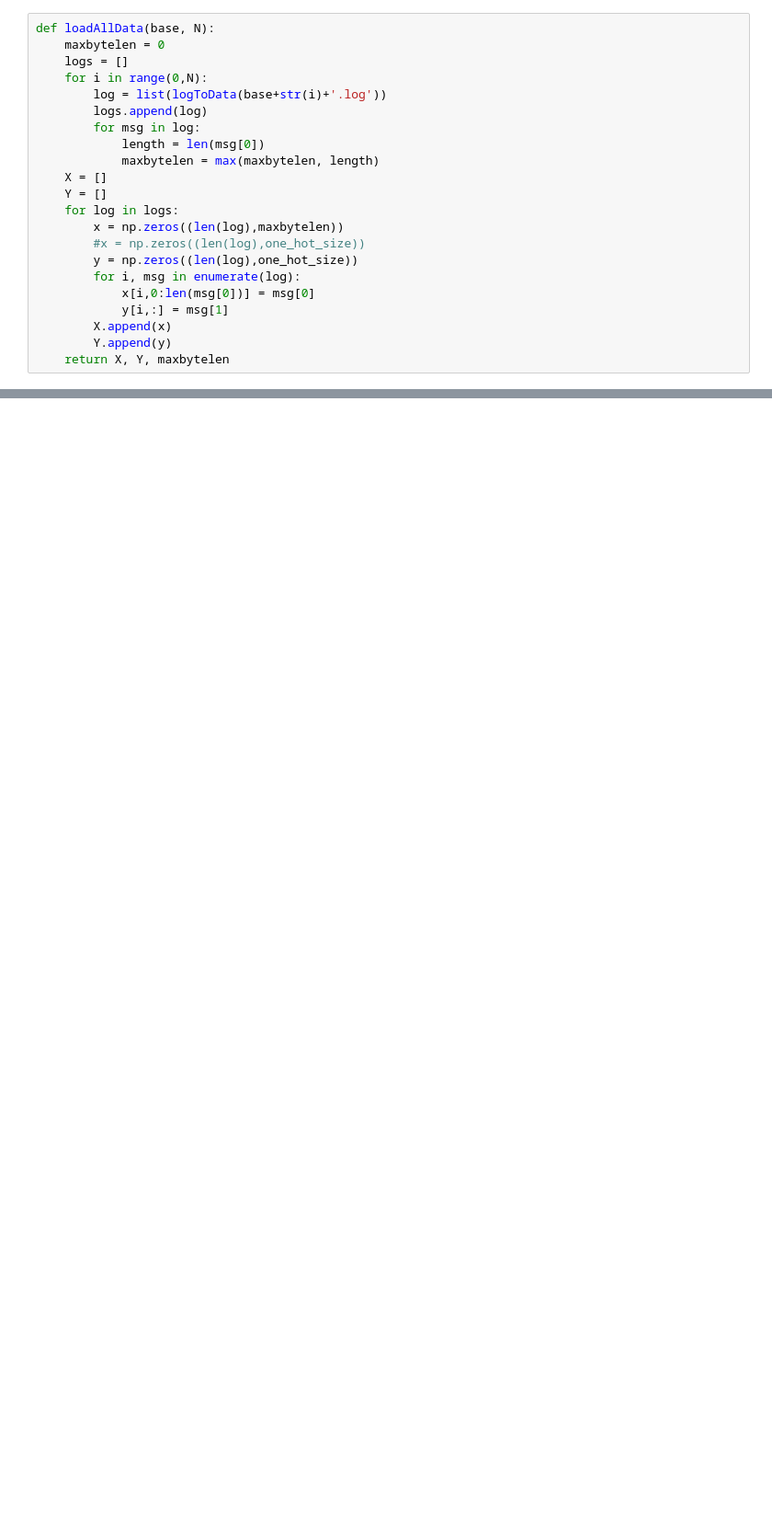
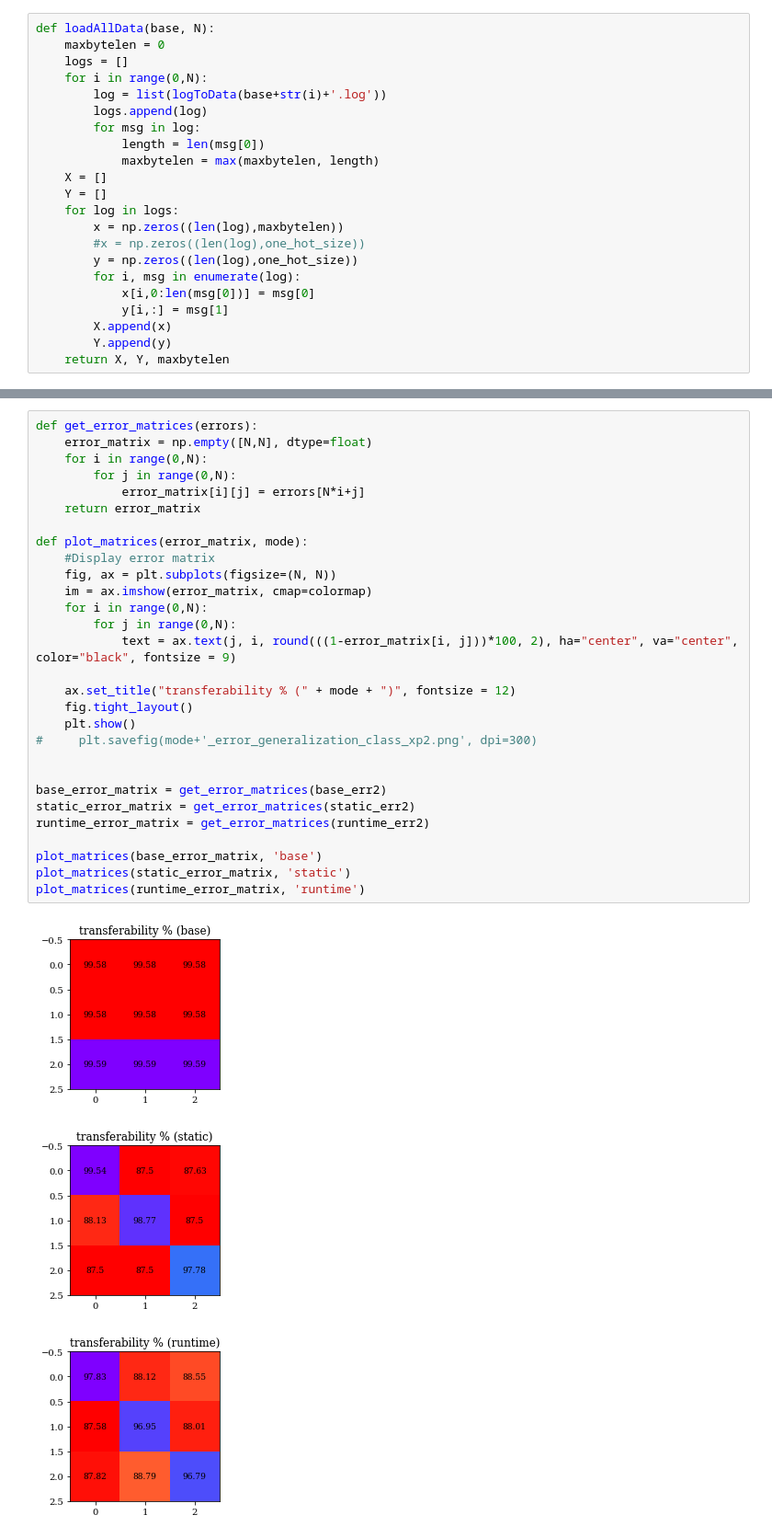
Before and after one commit to SINTEF-9012/thingml-diversifier, a Jupyter notebook: src/main/python/experiment1/tensorflow.ipynb, the cells around one changed output, grey strips where cells are left out. Shown at 92% size. Saved outputs shown, nothing was run; the diff lists cells and outputs as text; blank space fills up the shorter version.

```diff
--- a/src/main/python/experiment1/tensorflow.ipynb
+++ b/src/main/python/experiment1/tensorflow.ipynb
@@ -516,0 +560,33 @@ ValueError: No model found in config file.
+# %%
+def get_error_matrices(errors):
+    error_matrix = np.empty([N,N], dtype=float)
+    for i in range(0,N):
+        for j in range(0,N):
+            error_matrix[i][j] = errors[N*i+j]
+    return error_matrix
+
+def plot_matrices(error_matrix, mode):
+    #Display error matrix
+    fig, ax = plt.subplots(figsize=(N, N))
+    im = ax.imshow(error_matrix, cmap=colormap)
+    for i in range(0,N):
+        for j in range(0,N):
+            text = ax.text(j, i, round(((1-error_matrix[i, j]))*100, 2), ha="center", va="center", color="black", fontsize = 9)
+
+    ax.set_title("transferability % (" + mode + ")", fontsize = 12)
+    fig.tight_layout()
+    plt.show()
+#     plt.savefig(mode+'_error_generalization_class_xp2.png', dpi=300)
+
+
+base_error_matrix = get_error_matrices(base_err2)
+static_error_matrix = get_error_matrices(static_err2)
+runtime_error_matrix = get_error_matrices(runtime_err2)
+
+plot_matrices(base_error_matrix, 'base')
+plot_matrices(static_error_matrix, 'static')
+plot_matrices(runtime_error_matrix, 'runtime')
+# %% [output]
+[figure, added]
+[figure, added]
+[figure, added]
```
Also changed, not shown: parts of 17 cells of this notebook, 4 other files.
